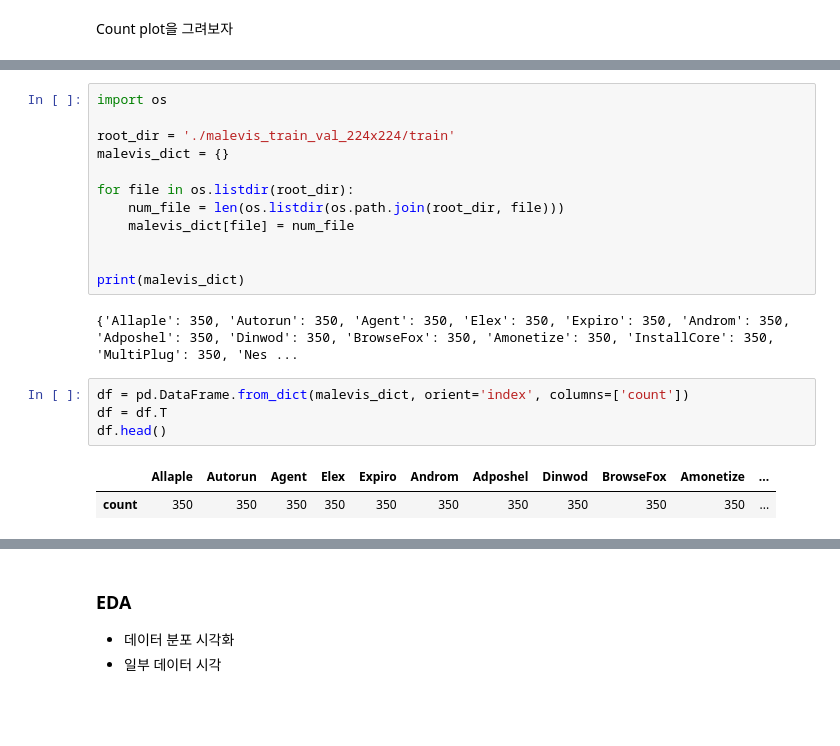
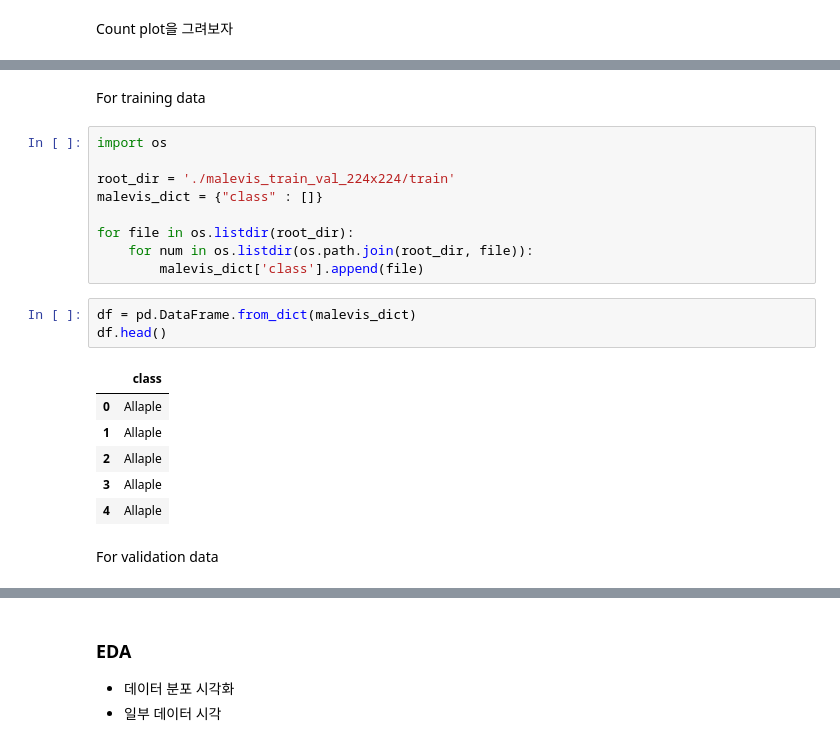
Before and after one commit to Steve-YJ/Colab_Exercise, a Jupyter notebook: [for_Paper]_post_graduate_ReNet_152_MaleVis.ipynb, the cells around one changed output, grey strips where cells are left out. Saved outputs shown, nothing was run; the diff lists cells and outputs as text; blank space fills up the shorter version.

```diff
--- a/[for_Paper]_post_graduate_ReNet_152_MaleVis.ipynb
+++ b/[for_Paper]_post_graduate_ReNet_152_MaleVis.ipynb
@@ -287,24 +317,26 @@ VBKrypt
 Sality
 VBA
 Snarasite
+# %% [markdown]
+For training data
 # %%
 import os
 
 root_dir = './malevis_train_val_224x224/train'
-malevis_dict = {}
+malevis_dict = {"class" : []}
 
 for file in os.listdir(root_dir):
-    num_file = len(os.listdir(os.path.join(root_dir, file)))
-    malevis_dict[file] = num_file
-
-
-print(malevis_dict)
+    for num in os.listdir(os.path.join(root_dir, file)):
+        malevis_dict['class'].append(file)
-# %% [output]
-{'Allaple': 350, 'Autorun': 350, 'Agent': 350, 'Elex': 350, 'Expiro': 350, 'Androm': 350, 'Adposhel': 350, 'Dinwod': 350, 'BrowseFox': 350, 'Amonetize': 350, 'InstallCore': 350, 'MultiPlug': 350, 'Nes ...
 # %%
-df = pd.DataFrame.from_dict(malevis_dict, orient='index', columns=['count'])
-df = df.T
+df = pd.DataFrame.from_dict(malevis_dict)
 df.head()
 # %% [output]
-|  | Allaple | Autorun | Agent | Elex | Expiro | Androm | Adposhel | Dinwod | BrowseFox | Amonetize | ... |
-| count | 350 | 350 | 350 | 350 | 350 | 350 | 350 | 350 | 350 | 350 | ... |
+|  | class |
+| 0 | Allaple |
+| 1 | Allaple |
+| 2 | Allaple |
+| 3 | Allaple |
+| 4 | Allaple |
+# %% [markdown]
+For validation data
```
Also changed, not shown: parts of 14 cells of this notebook.
